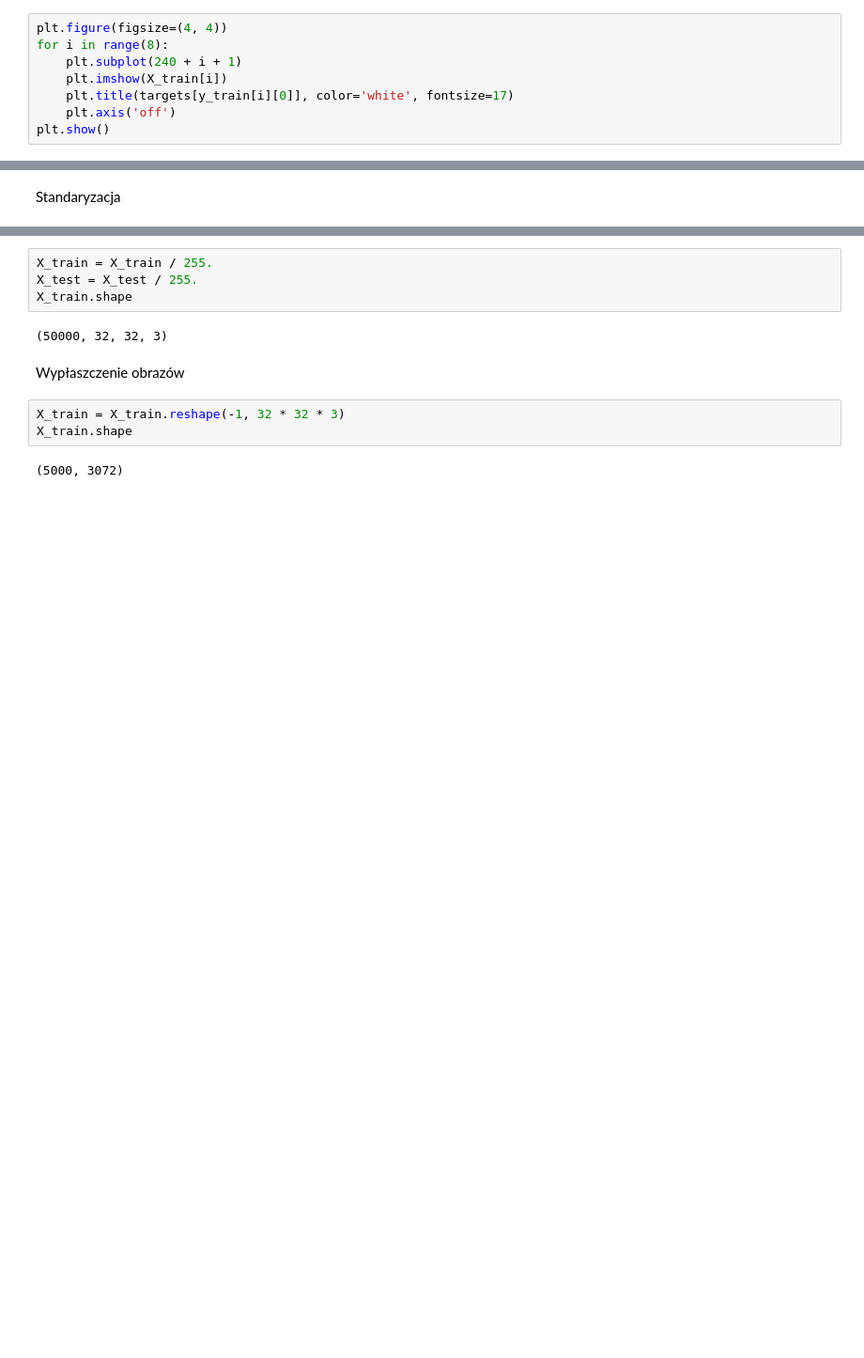
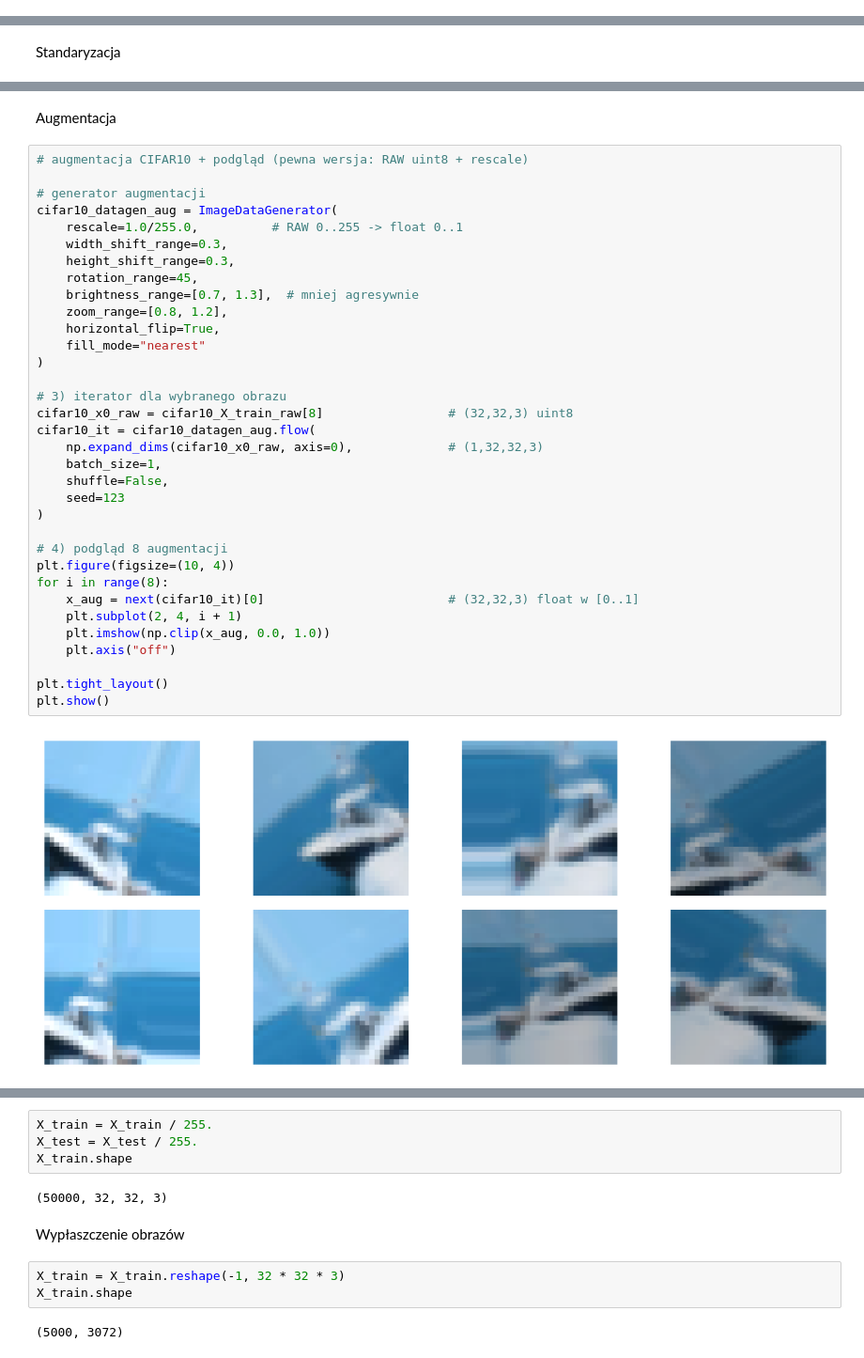
Before and after one commit to Marcin19721205/WSBNeuronowe, a Jupyter notebook: PROJEKT_SIECI_NEURONOWE.ipynb, the cells around one changed output, grey strips where cells are left out. Shown at 94% size. Cells and saved outputs as stored; diff of their text form; blank space fills up the shorter version.

```diff
--- a/PROJEKT_SIECI_NEURONOWE.ipynb
+++ b/PROJEKT_SIECI_NEURONOWE.ipynb
@@ -63,8 +74,0 @@ plt.show()
-# %%
-plt.figure(figsize=(4, 4))
-for i in range(8):
-    plt.subplot(240 + i + 1)
-    plt.imshow(X_train[i])
-    plt.title(targets[y_train[i][0]], color='white', fontsize=17)
-    plt.axis('off')
-plt.show()
@@ -74,0 +96,38 @@ Standaryzacja
+# %% [markdown]
+Augmentacja
+# %%
+# augmentacja CIFAR10 + podgląd (pewna wersja: RAW uint8 + rescale)
+
+# generator augmentacji
+cifar10_datagen_aug = ImageDataGenerator(
+    rescale=1.0/255.0,          # RAW 0..255 -> float 0..1
+    width_shift_range=0.3,
+    height_shift_range=0.3,
+    rotation_range=45,
+    brightness_range=[0.7, 1.3],  # mniej agresywnie
+    zoom_range=[0.8, 1.2],
+    horizontal_flip=True,
+    fill_mode="nearest"
+)
+
+# 3) iterator dla wybranego obrazu
+cifar10_x0_raw = cifar10_X_train_raw[8]                 # (32,32,3) uint8
+cifar10_it = cifar10_datagen_aug.flow(
+    np.expand_dims(cifar10_x0_raw, axis=0),             # (1,32,32,3)
+    batch_size=1,
+    shuffle=False,
+    seed=123
+)
+
+# 4) podgląd 8 augmentacji
+plt.figure(figsize=(10, 4))
+for i in range(8):
+    x_aug = next(cifar10_it)[0]                         # (32,32,3) float w [0..1]
+    plt.subplot(2, 4, i + 1)
+    plt.imshow(np.clip(x_aug, 0.0, 1.0))
+    plt.axis("off")
+
+plt.tight_layout()
+plt.show()
+# %% [output]
+[figure, added]
```
Also changed, not shown: parts of 15 cells of this notebook.
